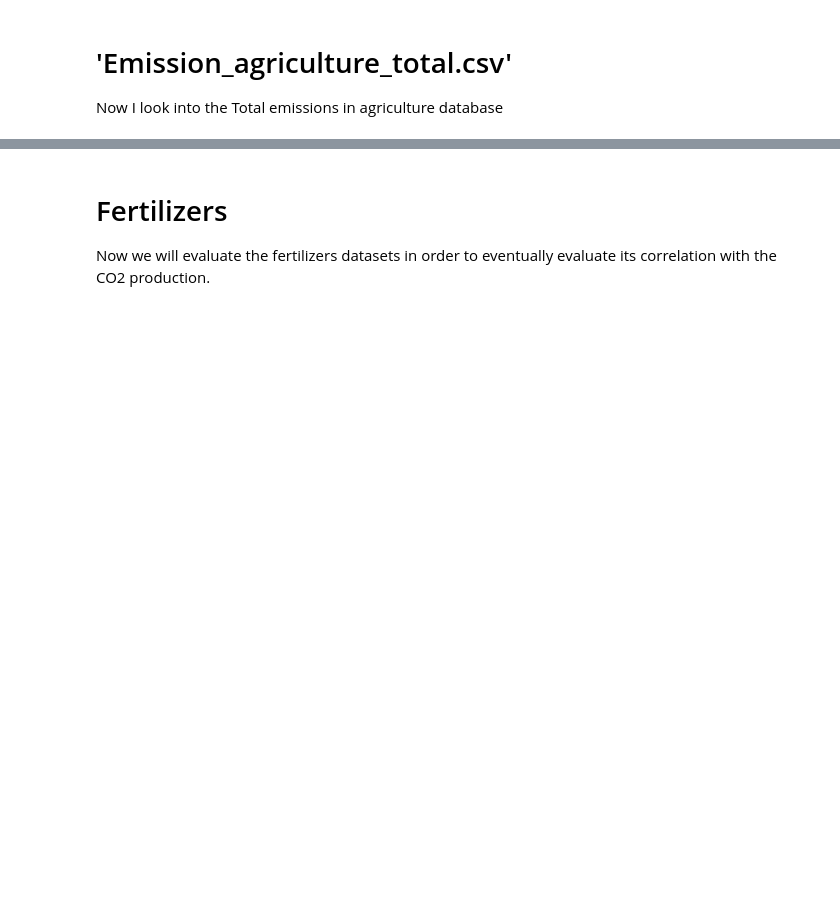
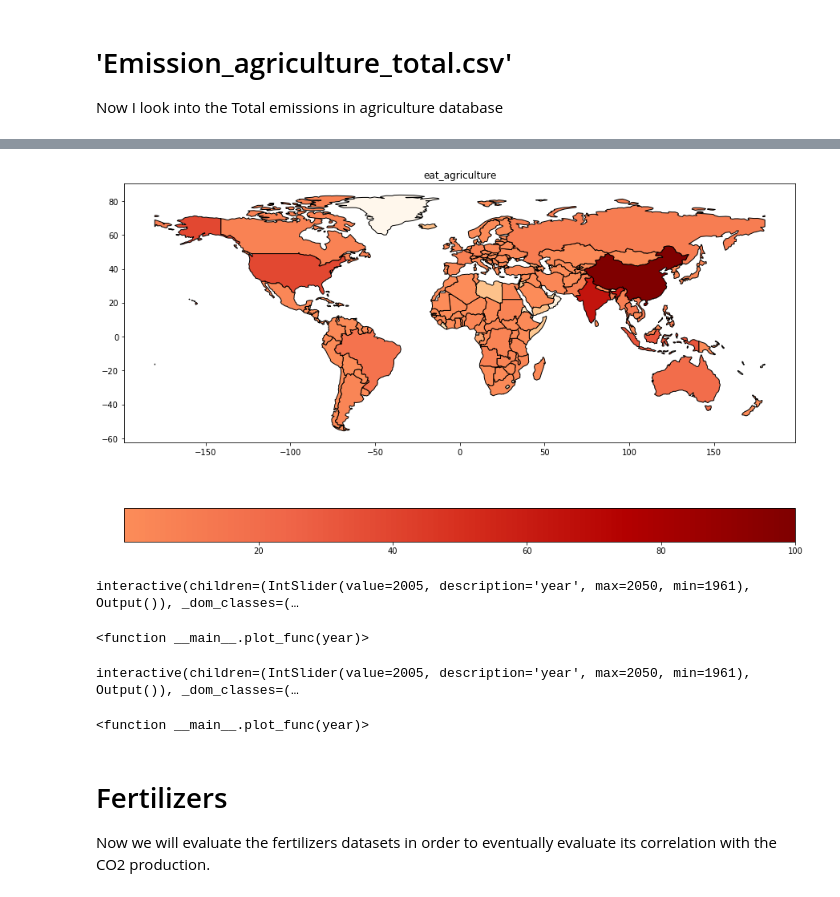
Before and after one commit to GabboM/ADA_Project, a Jupyter notebook: Environment_analysis.ipynb, the cells around one changed output, grey strips where cells are left out. Saved outputs shown, nothing was run; the diff lists cells and outputs as text; code cells hidden in the pictures; blank space fills up the shorter version.

```diff
--- a/Environment_analysis.ipynb
+++ b/Environment_analysis.ipynb
@@ -463,0 +52,8 @@ Text(0, 0.5, 'Gigagrams of CO2')
+# %%
+eat_agriculture = eat[(eat.Item=='Synthetic Fertilizers')\
+                     | (eat.Item=='Manure applied to Soils')\
+                     | (eat.Item=='Crop Residues')\
+                     | (eat.Item=='Burning - Crop residues')\
+                     | (eat.Item=='Burning - Savanna')\
+                     | (eat.Item=='Rice Cultivation')\
+                     | (eat.Item=='Cultivation of Organic Soils')]
@@ -463,0 +71,4 @@ Text(0, 0.5, 'Gigagrams of CO2')
+# %%
+mapp(result, 'eat_agriculture')
+# %% [output]
+[figure, added]
@@ -463,0 +77,16 @@ Text(0, 0.5, 'Gigagrams of CO2')
+# %%
+df = eat_live_stock_interactive
+from ipywidgets import interact, interactive, fixed, interact_manual
+import ipywidgets as widgets
+range_year = (min(df['YEAR']),max(df['YEAR']))
+def plot_func(year):
+    result = df
+    result = result.set_index('Area')
+    result = result[result['YEAR']==year]
+    result = result.drop('YEAR', axis=1)
+    mapp_interactive(result)
+
+interact(plot_func,year = range_year)
+# %% [output]
+interactive(children=(IntSlider(value=2005, description='year', max=2050, min=1961), Output()), _dom_classes=(…
+<function __main__.plot_func(year)>
@@ -464,3 +95,19 @@ Text(0, 0.5, 'Gigagrams of CO2')
+# %%
+df = eat_agriculture_interactive
+from ipywidgets import interact, interactive, fixed, interact_manual
+import ipywidgets as widgets
+range_year = (min(df['YEAR']),max(df['YEAR']))
+def plot_func(year):
+    result = df
+    result = result.set_index('Area')
+    result = result[result['YEAR']==year]
+    result = result.drop('YEAR', axis=1)
+    mapp_interactive(result)
+
+interact(plot_func,year = range_year)
+# %% [output]
+interactive(children=(IntSlider(value=2005, description='year', max=2050, min=1961), Output()), _dom_classes=(…
+<function __main__.plot_func(year)>
 # %% [markdown]
 # Fertilizers
 Now we will evaluate the fertilizers datasets in order to eventually evaluate its correlation with the CO2 production.
```
Also changed, not shown: parts of 91 cells of this notebook.
